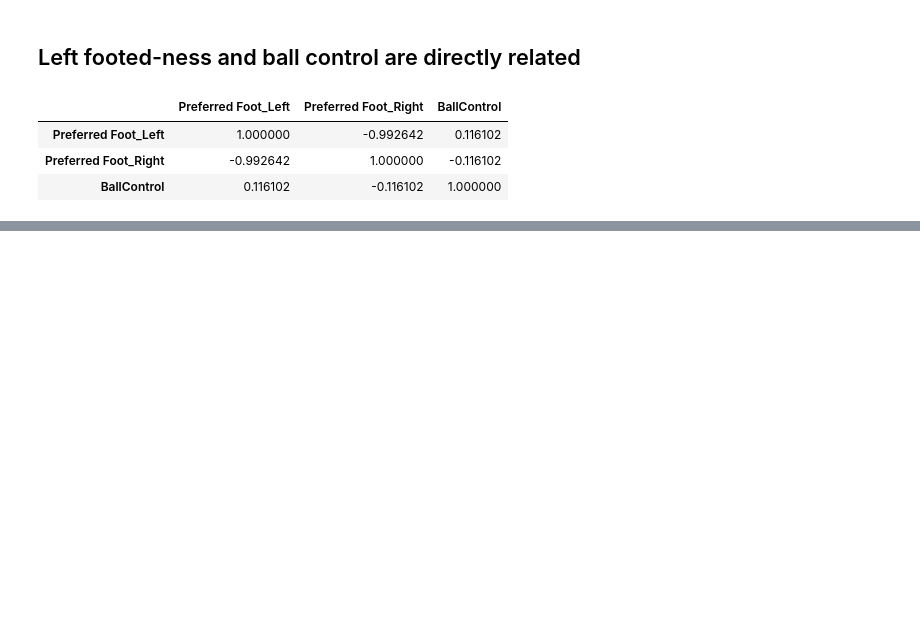
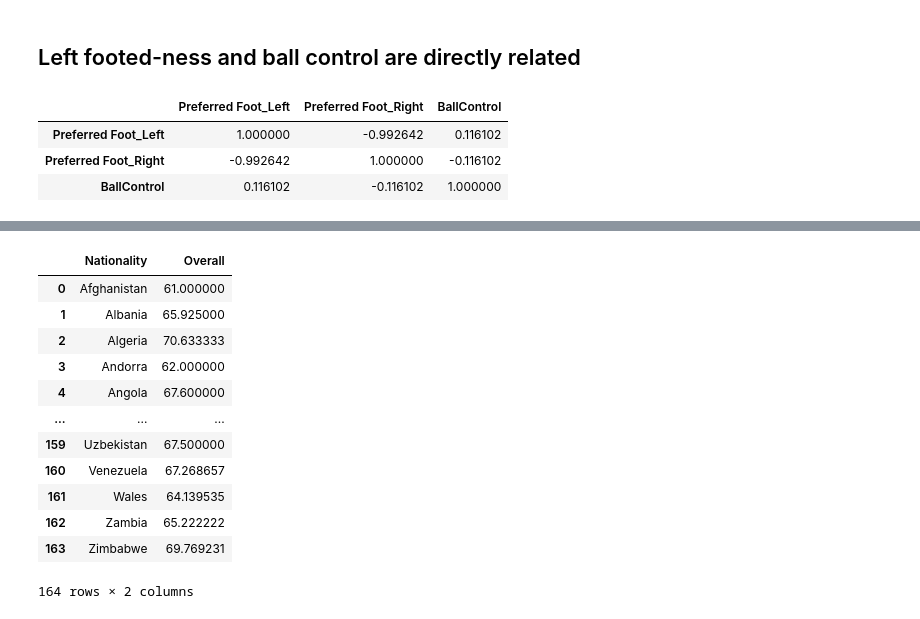
Before and after one commit to NIteshx2/ML-Hackathon, a Jupyter notebook: TUTORIALS/Matplotlib/fifa19-best-players-and-clubs.ipynb, the cells around one changed output, grey strips where cells are left out. Saved outputs shown, nothing was run; the diff lists cells and outputs as text; code cells hidden in the pictures; blank space fills up the shorter version.

```diff
--- a/TUTORIALS/Matplotlib/fifa19-best-players-and-clubs.ipynb
+++ b/TUTORIALS/Matplotlib/fifa19-best-players-and-clubs.ipynb
@@ -393,0 +417,24 @@ df_foot[['Preferred Foot_Left', 'Preferred Foot_Right' , 'BallControl']].corr()
+# %%
+import plotly.offline as py
+from plotly.offline import init_notebook_mode, iplot
+
+init_notebook_mode(connected = True)
+import plotly.graph_objs as go
+rating = pd.DataFrame(df_fifa.groupby(['Nationality'])['Overall'].mean().reset_index())
+# count = pd.DataFrame(rating.groupby('Nationality')['Overall'].sum().reset_index())
+count = rating
+count
+# %% [output]
+|  | Nationality | Overall |
+| 0 | Afghanistan | 61.000000 |
+| 1 | Albania | 65.925000 |
+| 2 | Algeria | 70.633333 |
+| 3 | Andorra | 62.000000 |
+| 4 | Angola | 67.600000 |
+| ... | ... | ... |
+| 159 | Uzbekistan | 67.500000 |
+| 160 | Venezuela | 67.268657 |
+| 161 | Wales | 64.139535 |
+| 162 | Zambia | 65.222222 |
+| 163 | Zimbabwe | 69.769231 |
+164 rows × 2 columns
```
Also changed, not shown: parts of 14 cells of this notebook.
